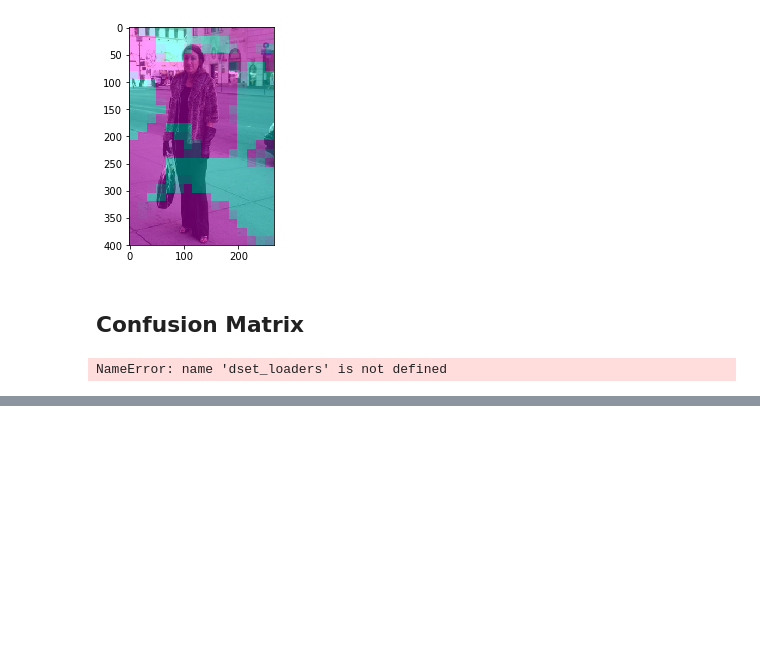
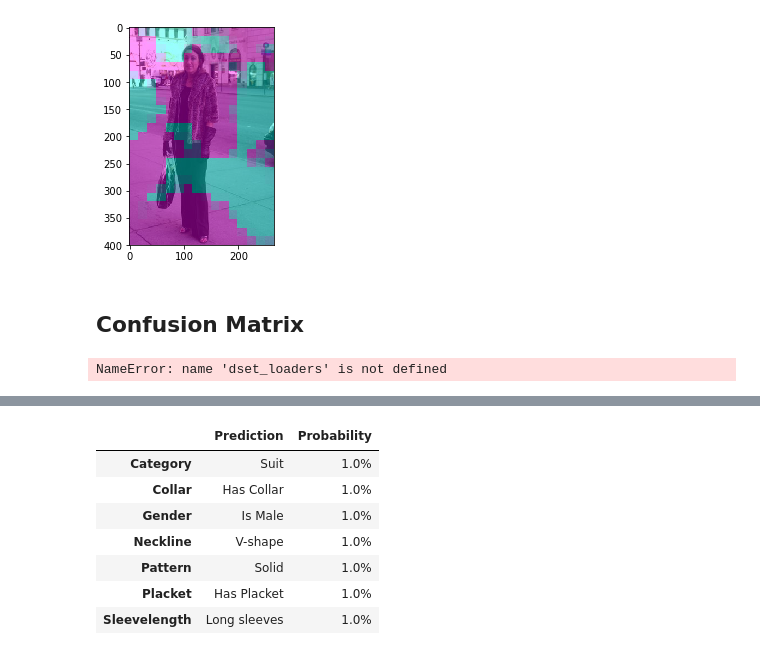
Before and after one commit to sampathweb/apparel-styles, a Jupyter notebook: ml_src/clothing-attributes-modular.ipynb, the cells around one changed output, grey strips where cells are left out. Drawn from its saved outputs; the diff is of its cells as text; code cells hidden in the pictures; blank space fills up the shorter version.

```diff
--- a/ml_src/clothing-attributes-modular.ipynb
+++ b/ml_src/clothing-attributes-modular.ipynb
@@ -432,3 +398,5 @@ for data in dset_loaders["train"]:
     break
 # %% [output]
 NameError: name 'dset_loaders' is not defined
+# %%
+data = [{"placket_GT": ["Has Placket", "1.0%"], "sleevelength_GT": ["Long sleeves", "1.0%"], "category_GT": ["Suit", "1.0%"], "pattern_GT": ["Solid", "1.0%"], "neckline_GT": ["V-shape", "1.0%"], "collar_GT": ["Has Collar", "1.0%"], "gender_GT": ["Is Male", "1.0%"]}]
@@ -434,0 +417,17 @@ NameError: name 'dset_loaders' is not defined
+# %%
+df = pd.DataFrame(data[0]).T
+# %%
+df.columns = ["Prediction", "Probability"]
+# %%
+df.index = df.index.str.replace("_GT", "").str.capitalize()
+# %%
+df
+# %% [output]
+|  | Prediction | Probability |
+| Category | Suit | 1.0% |
+| Collar | Has Collar | 1.0% |
+| Gender | Is Male | 1.0% |
+| Neckline | V-shape | 1.0% |
+| Pattern | Solid | 1.0% |
+| Placket | Has Placket | 1.0% |
+| Sleevelength | Long sleeves | 1.0% |
```
Also changed, not shown: parts of 34 cells of this notebook, 5 other files.
